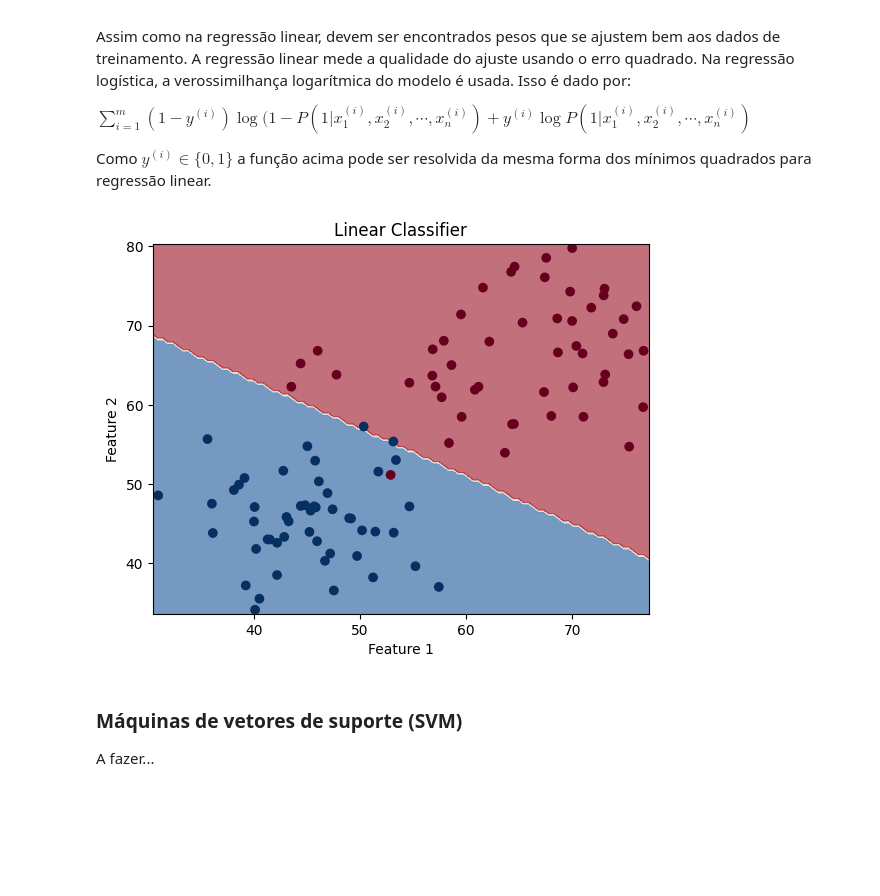
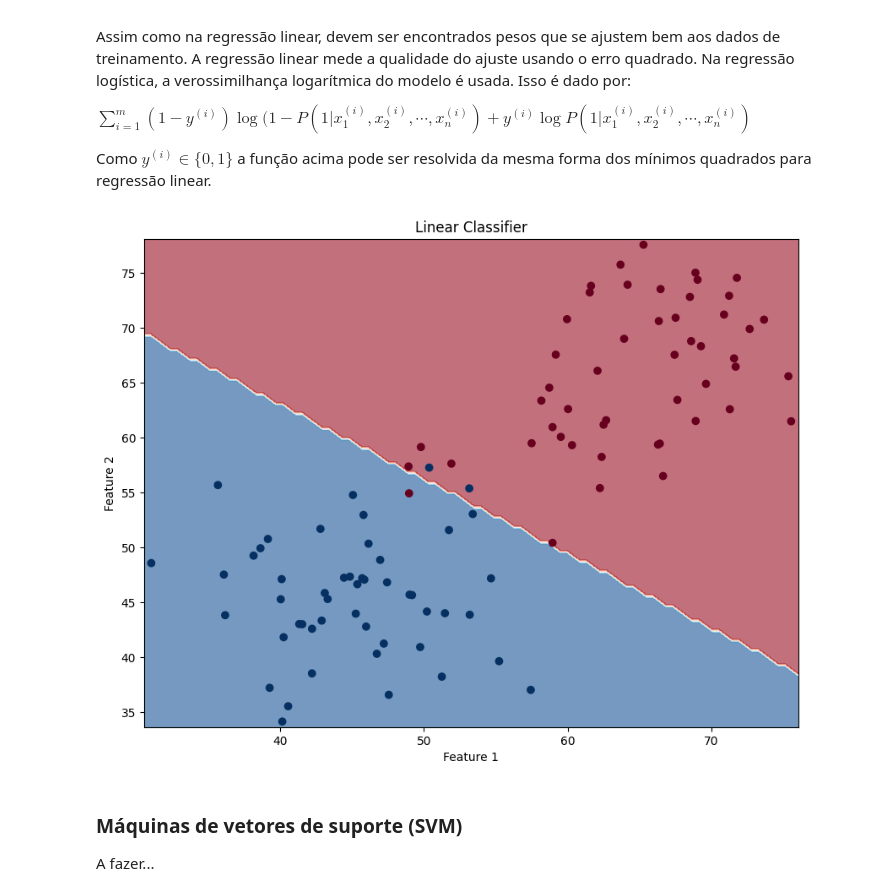
Before and after one commit to cdiegor/MineracaoDeDados, a Jupyter notebook: Mineração_de_Dados_Notas_de_aula_1aParte.ipynb, the cells around one changed output. Saved outputs shown, nothing was run; the diff lists cells and outputs as text; code cells hidden in the pictures; blank space fills up the shorter version.

```diff
--- a/Mineração_de_Dados_Notas_de_aula_1aParte.ipynb
+++ b/Mineração_de_Dados_Notas_de_aula_1aParte.ipynb
@@ -1188,35 +1188,35 @@ np.random.seed(0)
 mean1 = [45, 45]
 cov1 = [[30,0],[0,30]]
 mean2 = [65, 65]
-cov2 = [[40, -20], [60, 40]]
+cov2 = [[40, 20], [20, 40]]
 
 X1 = np.random.multivariate_normal(mean1, cov1, 50)
 X2 = np.random.multivariate_normal(mean2, cov2, 50)
 X = np.concatenate((X1, X2))
 y = np.concatenate([np.zeros(50), np.ones(50)])
 
 # Create the logistic regression classifier
 clf = LogisticRegression()
 
 # Fit the classifier to the data
 clf.fit(X, y)
 
 # Plot the decision boundary
 x1_min, x1_max = X[:, 0].min() - 0.5, X[:, 0].max() + 0.5
 x2_min, x2_max = X[:, 1].min() - 0.5, X[:, 1].max() + 0.5
 xx1, xx2 = np.meshgrid(np.linspace(x1_min, x1_max, 100), np.linspace(x2_min, x2_max, 100))
 Z = clf.predict(np.c_[xx1.ravel(), xx2.ravel()])
 Z = Z.reshape(xx1.shape)
 plt.contourf(xx1, xx2, Z, cmap=plt.cm.RdBu_r, alpha=0.6)
 
 # Plot the data points
 plt.scatter(X[:, 0], X[:, 1], c=y, cmap=plt.cm.RdBu_r)
 plt.xlabel('Feature 1')
 plt.ylabel('Feature 2')
 plt.title('Linear Classifier')
 plt.show()
 # %% [output]
-[figure, old version]
+[figure, new version]
 # %% [markdown]
 ### Máquinas de vetores de suporte (SVM)
 
```
